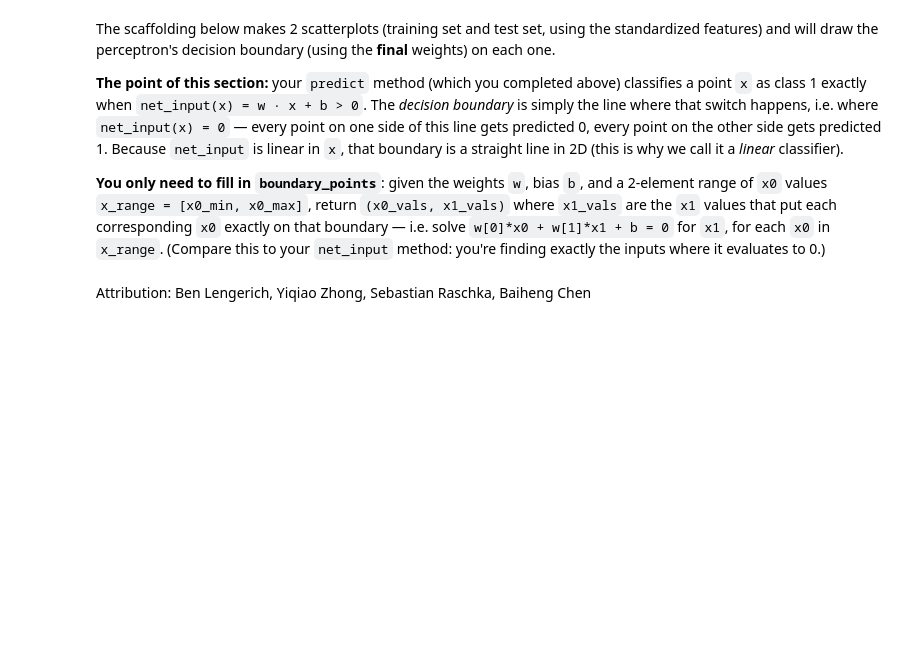
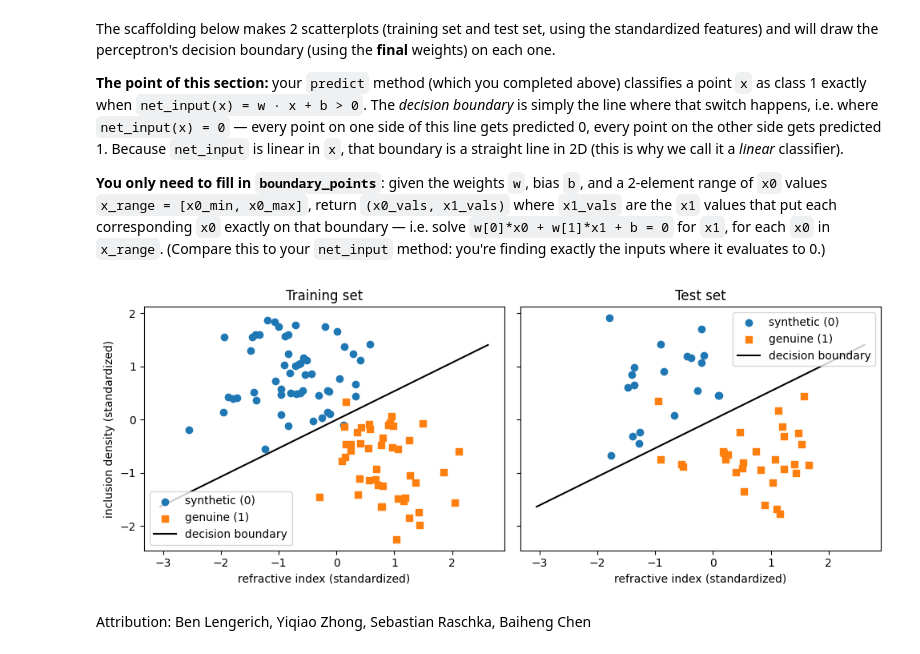
Before and after one commit to hsniko0522/stat-453-homework, a Jupyter notebook: assets/hw/hw1/STAT453_hw01.ipynb, the cells around one changed output. Saved outputs shown, nothing was run; the diff lists cells and outputs as text; code cells hidden in the pictures; blank space fills up the shorter version.

```diff
--- a/assets/hw/hw1/STAT453_hw01.ipynb
+++ b/assets/hw/hw1/STAT453_hw01.ipynb
@@ -274,7 +274,7 @@ Keeping a "pocket" copy of the best weights matters this year because the data i
 # %%
 class Perceptron():
     def __init__(self, num_features):
-        self.weights = 0
+        self.weights = [0.0] * num_features
         self.bias = 0
         self.best_weights = list(self.weights)
         self.best_bias = self.bias
@@ -300,16 +300,25 @@ class Perceptron():
         for e in range(epochs):
             errors = 0
             for xi, yi in zip(X, y):
-                # <your code> to compute the prediction and update self.weights/self.bias
-                # (hint: vector_add/scalar_mult from Part A.1 are exactly the tools for this)
-                # <your code> to count this example as an error if the prediction was wrong
+                y_hat = self.predict(xi)
+                err = yi - y_hat
+                self.weights = vector_add(self.weights, scalar_mult(err, xi))
+                self.bias += err
+                if err != 0:
+                    errors += 1
             error_history.append(errors)
-            # <your code> to update self.best_weights/self.best_bias/self.best_errors
-            # if this epoch's weights are the best seen so far
+            if errors < self.best_errors:
+                self.best_weights = list(self.weights)
+                self.best_bias = self.bias
+                self.best_errors = errors
         return error_history
 
     def evaluate(self, X, y, use_pocket=False):
-        # <your code> to compute prediction accuracy, optionally using the pocketed weights
+        correct = 0
+        for xi, yi in zip(X, y):
+            if self.predict(xi, use_pocket=use_pocket) == yi:
+                correct += 1
+        accuracy = correct / len(y)
         return accuracy
 # %% [markdown]
 ### 3) Training the Perceptron
@@ -362,36 +386,35 @@ The scaffolding below makes 2 scatterplots (training set and test set, using the
 # %%
 ##########################
 ### 2D Decision Boundary
 ##########################
 
 def boundary_points(w, b, x_range):
-    # The decision boundary is where net_input(x) = w[0]*x0 + w[1]*x1 + b = 0
-    # (the same net_input you implemented in the Perceptron class above).
-    # Solve that equation for x1 in terms of x0:
     x0_vals = list(x_range)
-    x1_vals = # <your code>: for each x0 in x0_vals, the x1 with w[0]*x0 + w[1]*x1 + b == 0
+    x1_vals = [(-b - w[0] * x0) / w[1] for x0 in x0_vals]
     return x0_vals, x1_vals
 
 x0_range = [min(x[0] for x in features) - 0.5, max(x[0] for x in features) + 0.5]
 bx, by = boundary_points(ppn.weights, ppn.bias, x0_range)
 
 fig, axes = plt.subplots(1, 2, figsize=(10, 4), sharex=True, sharey=True)
 
 for ax, X_set, y_set, title in [(axes[0], X_train, y_train, 'Training set'),
                                  (axes[1], X_test, y_test, 'Test set')]:
     ax.scatter([x[0] for x, yi in zip(X_set, y_set) if yi == 0],
                [x[1] for x, yi in zip(X_set, y_set) if yi == 0],
                label='synthetic (0)', marker='o')
     ax.scatter([x[0] for x, yi in zip(X_set, y_set) if yi == 1],
                [x[1] for x, yi in zip(X_set, y_set) if yi == 1],
                label='genuine (1)', marker='s')
     ax.plot(bx, by, 'k-', label='decision boundary')
     ax.set_title(title)
     ax.set_xlabel('refractive index (standardized)')
     ax.legend()
 
 axes[0].set_ylabel('inclusion density (standardized)')
 plt.tight_layout()
 plt.show()
+# %% [output]
+[figure, added]
 # %% [markdown]
 Attribution: Ben Lengerich, Yiqiao Zhong, Sebastian Raschka, Baiheng Chen
```
Also changed, not shown: parts of 8 cells of this notebook.
